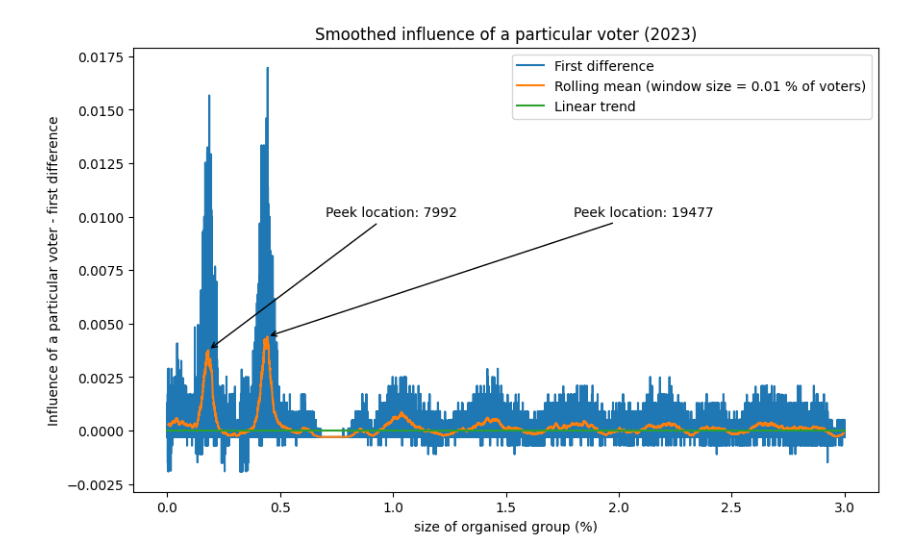
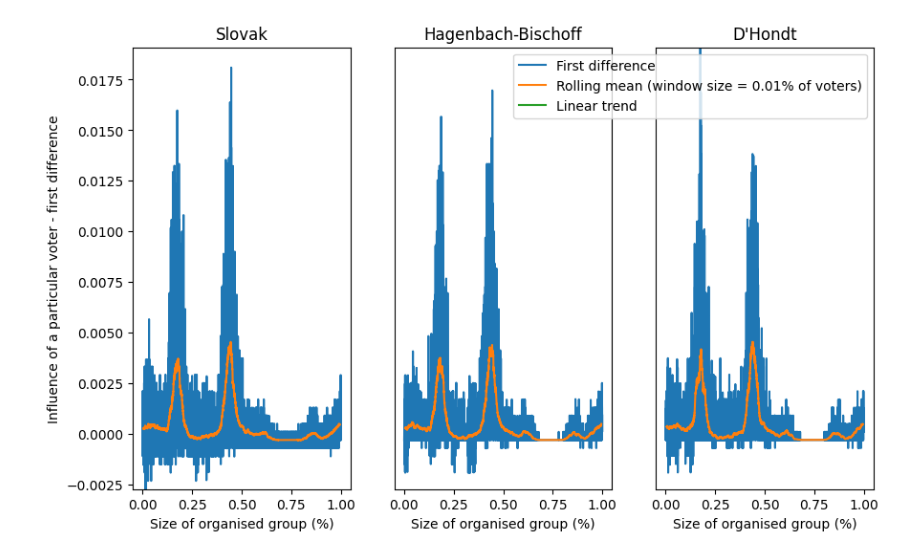
Before and after one commit to JnKamas/bc-praca, a Jupyter notebook: question_5.ipynb, the cells around one changed output. Drawn from its saved outputs; the diff is of its cells as text; code cells hidden in the pictures.

```diff
--- a/question_5.ipynb
+++ b/question_5.ipynb
@@ -9,38 +8,65 @@ raw2visualisable(f"1m-2023hb.csv", weighted=False, only_electable=True)
 # %%
-df = pd.read_csv("./vis_data/electable-unweighted-vis-1m-2023hb.csv")
+suffixes = ['', 'hb', 'dh']
 
-x_values = (df['samples'] / 1000000) * 100
-y_values = df['diff']
-y_vals =  y_values - (3 * x_values)
+apport_dict = {
+    '' : "Slovak",
+    'hb' : "Hagenbach-Bischoff",
+    'dh' : "D'Hondt"
+    }
 
-y_deriv = y_vals.diff()
-y_rolling = y_deriv.rolling(window=100, center=True).mean()
+fig, axes = plt.subplots(1, 3, figsize=(10, 6))
 
-x = np.arange(0, 4)
-y = 3 * x
+y_min = float('inf')
+y_max = float('-inf')
 
-plt.figure(figsize=(10, 6))
+for suffix in suffixes:
+    df = pd.read_csv(f"./vis_data/electable-unweighted-vis-1m-2023{suffix}.csv")
 
-plt.plot(x_values, y_deriv, '-', markersize=1, label="First difference")
-plt.plot(x_values, y_rolling, '-', markersize=1, label="Rolling mean (window size = 0.01 % of voters)")
-plt.plot(x, y * 0, label='Linear trend')
+    x_values = ((df['samples'] / 1000000) * (100))[:10000]
+    y_values = df['diff'][:10000]
+    y_vals = y_values - (3 * x_values)
 
-plt.xlabel('size of organised group (%)')
-plt.ylabel('Influence of a particular voter - first difference')
-plt.title('Smoothed influence of a particular voter (2023)')
+    y_deriv = y_vals.diff()
+    y_rolling = y_deriv.rolling(window=100, center=True).mean()
+
+    y_min = min(y_min, y_deriv.min(), y_rolling.min())
+    y_max = max(y_max, y_deriv.max(), y_rolling.max())
+
+for i, (ax, suffix) in enumerate(zip(axes, suffixes)):
+    df = pd.read_csv(f"./vis_data/electable-unweighted-vis-1m-2023{suffix}.csv")
+
+    x_values = ((df['samples'] / 1000000) * (100))[:10000]
+    y_values = df['diff'][:10000]
+    y_vals = y_values - (3 * x_values)
+
+    y_deriv = y_vals.diff()
+    y_rolling = y_deriv.rolling(window=100, center=True).mean()
+
+    x = np.arange(0, 1)
+    y = 3 * x
+
+    ax.plot(x_values, y_deriv, '-', markersize=1, label="First difference")
+    ax.plot(x_values, y_rolling, '-', markersize=1, label="Rolling mean (window size = 0.01% of voters)")
+    ax.plot(x, y * 0, label='Linear trend')
+
+    ax.set_xlabel('Size of organised group (%)')
+
+    ax.set_ylim(y_min, y_max)
+
+    if suffix:
+        axes[i].yaxis.set_ticks([])
+
+    if i == 0:
+        ax.set_ylabel('Influence of a particular voter - first difference')
+
+    ax.set_title(f'{apport_dict[suffix]}')
+
+    max_index = y_rolling[:3000].idxmax()
+    print(f'Peek 1 location for {apport_dict[suffix]} apportionment: {int(max_index * (4388872 / 1000000))}')
+
+    max_index = y_rolling.idxmax()
+    print(f'Peek 2 location for {apport_dict[suffix]} apportionment: {int(max_index * (4388872 / 1000000))}')
 
 plt.legend()
-
-# Annotate the maximum indexes on the plot
-max_index = y_rolling.idxmax()
-plt.annotate(f'Peek location: {int(max_index * (4388872 / 1000000))}', xy=(x_values[max_index], y_rolling[max_index]),
-                xytext=(1.8, 0.01),
-                arrowprops=dict(facecolor='black', arrowstyle='->'))
-
-max_index = y_rolling[:3000].idxmax()
-plt.annotate(f'Peek location: {int(max_index * (4388872 / 1000000))}', xy=(x_values[max_index], y_rolling[max_index]),
-                xytext=(0.7, 0.01),
-                arrowprops=dict(facecolor='black', arrowstyle='->'))
-
 plt.show()
 # %% [output]
@@ -47 +79 @@ plt.show()
-[figure, old version]
+[figure, new version]
```
Also changed, not shown: parts of 4 cells of this notebook, 4 other files.
